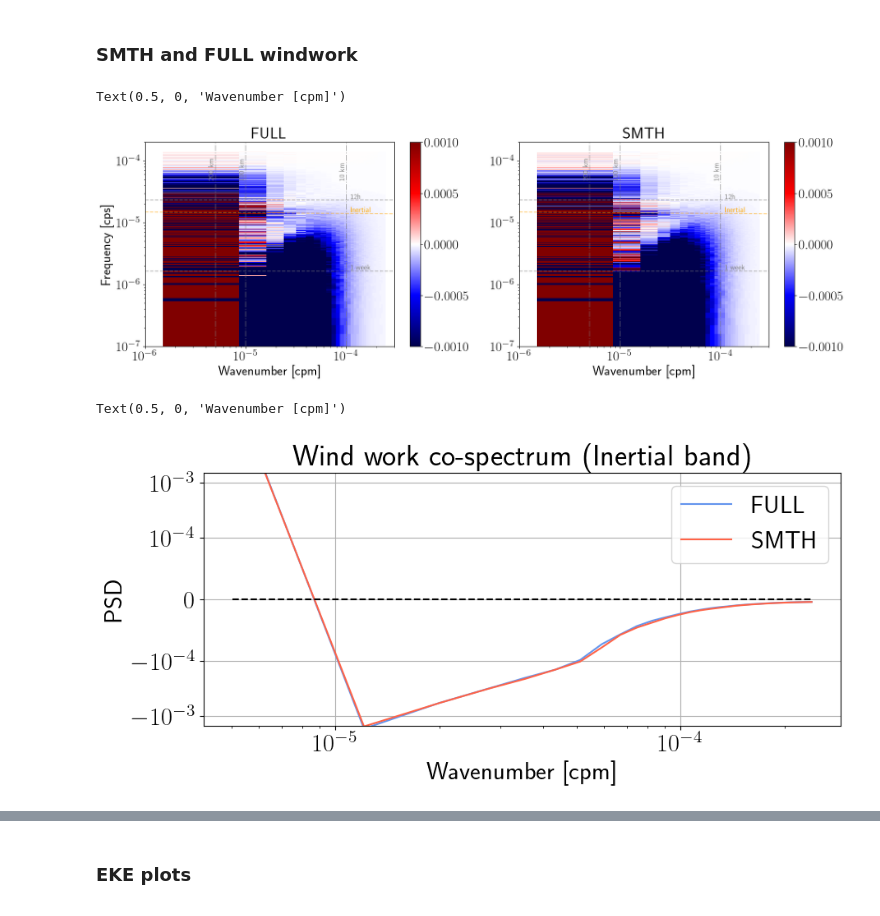
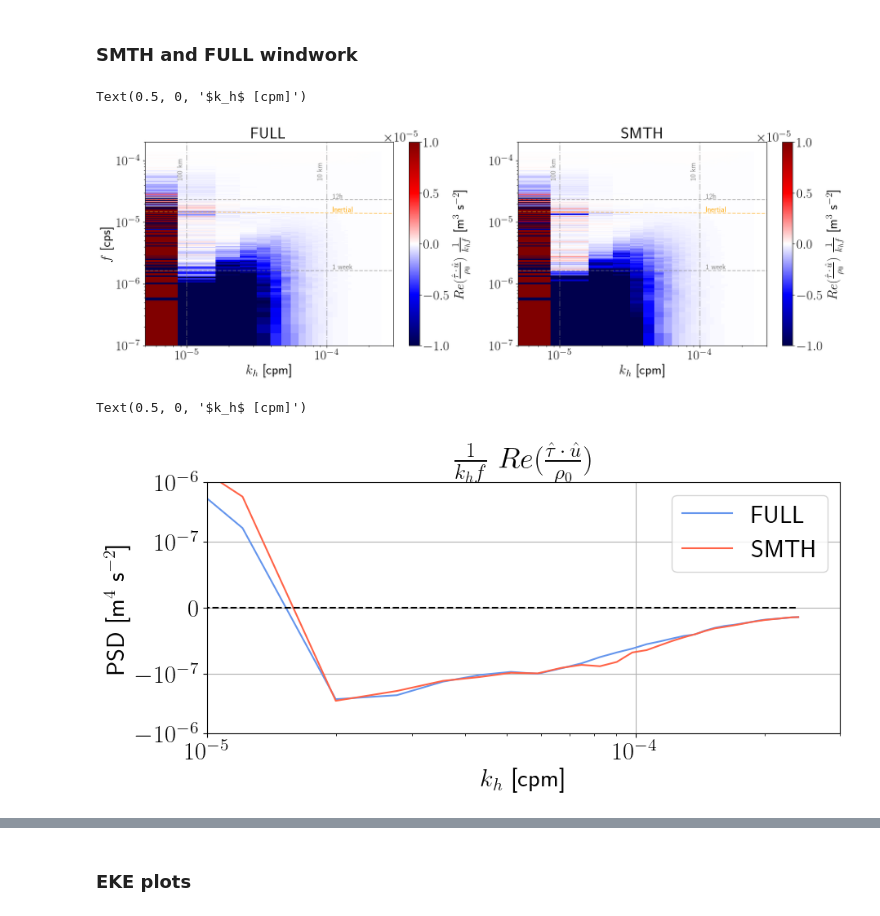
Before and after one commit to igoruchoa/FeedbackSubmeso, a Jupyter notebook: notebooks/TFB_NIW_proposal/WRF_freq_3D_parameter_saver.ipynb, the cells around one changed output, grey strips where cells are left out. Saved outputs shown, nothing was run; the diff lists cells and outputs as text; code cells hidden in the pictures.

```diff
--- a/notebooks/TFB_NIW_proposal/WRF_freq_3D_parameter_saver.ipynb
+++ b/notebooks/TFB_NIW_proposal/WRF_freq_3D_parameter_saver.ipynb
@@ -130,11 +161,11 @@ tau_v_smth_spec=xrft.cross_spectrum(tauy_smth.drop(['nav_lat', 'nav_lon','time_c
 
 
 
-# ww_full_spec=(1/1024)*(tau_u_full_spec + tau_v_full_spec)
-# ww_smth_spec=(1/1024)*(tau_u_smth_spec + tau_v_smth_spec)
+ww_full_spec=(1/1024)*(tau_u_full_spec + tau_v_full_spec)
+ww_smth_spec=(1/1024)*(tau_u_smth_spec + tau_v_smth_spec)
 
-ww_full_spec=(tau_u_full_spec + tau_v_full_spec)
-ww_smth_spec=(tau_u_smth_spec + tau_v_smth_spec)
+# ww_full_spec=(tau_u_full_spec + tau_v_full_spec)
+# ww_smth_spec=(tau_u_smth_spec + tau_v_smth_spec)
 
 ww_iso_full=xrft.isotropize(ww_full_spec,fftdim=['freq_x','freq_y'],nfactor=nf,complx=False)
 ww_iso_smth=xrft.isotropize(ww_smth_spec,fftdim=['freq_x','freq_y'],nfactor=nf,complx=False)
@@ -201,9 +251,9 @@ Mean inertial period = 20.0 hours
 # %% [markdown]
 ### SMTH and FULL windwork
 # %%
-val_min=-1e-3
-val_max=1e-3
-xmin=1e-6;xmax=3e-4;ymax=2e-4;ymin=1e-7
+val_min=-1e-5
+val_max=1e-5
+xmin=5e-6;xmax=3e-4;ymax=2e-4;ymin=1e-7
 
 # xmin=0;xmax=3e-4;ymax=1e-4;ymin=-1e-4
 dxx=2000
@@ -245,21 +295,21 @@ plt.plot([(1e-5),(1e-5)],[ymin,xmax],
 plt.text(8.5e-6,0.5e-4,r'100 km',color='gray',fontsize=12,rotation=90)
 
 
-plt.plot([(1/(200*1e3)),(1/(200*1e3))],[ymin,xmax],
-         color='gray',label=r'$\frac{f_o}{2\pi}$',alpha=0.5,linestyle='-.')
-plt.text(1/(200*1e3) -0.75e-6,0.5e-4,r'200 km',color='gray',fontsize=12,rotation=90)
+# plt.plot([(1/(200*1e3)),(1/(200*1e3))],[ymin,xmax],
+#          color='gray',label=r'$\frac{f_o}{2\pi}$',alpha=0.5,linestyle='-.')
+# plt.text(1/(200*1e3) -0.75e-6,0.5e-4,r'200 km',color='gray',fontsize=12,rotation=90)
 
 
 plt.title('FULL')
-plt.colorbar()
+plt.colorbar(label=r'$Re(\frac{\hat{\tau} \, \cdot \, \hat{u}}{\rho_0})$  $\frac{1}{k_h f}$ [m$^{3}$ s$^{-2}$]')
 
 plt.xscale('log')
 plt.yscale('log')
 plt.xlim(xmin,xmax)
 plt.ylim(ymin,ymax)
 
-plt.ylabel(r'Frequency [cps] ')
-plt.xlabel(r'Wavenumber [cpm]')
+plt.ylabel(r'$f$ [cps] ')
+plt.xlabel(r'$k_h$ [cpm]')
 
 
 
@@ -282,38 +332,38 @@ plt.plot([xmin,xmax],[1/(12*60*60),1/(12*60*60)],
 plt.text(1.1e-4,1/(12*60*60)+1e-6,
          r'12h',color='gray',fontsize=12)
 plt.plot([xmin,xmax],[1/(24*7*60*60),1/(24*7*60*60)],
          color='gray',label=r'$\frac{f_o}{2\pi}$',linestyle='--',alpha=0.5)
 plt.text(1.1e-4,1/(24*7*60*60)+1e-7,
          r'1 week',color='gray',fontsize=12)
 
 
 'Lines for kh'
 
 plt.plot([(1e-4),(1e-4)],[ymin,xmax],
          color='gray',label=r'$\frac{f_o}{2\pi}$',alpha=0.5,linestyle='-.')
 plt.text(8.5e-5,0.5e-4,r'10 km',color='gray',fontsize=12,rotation=90)
 
 plt.plot([(1e-5),(1e-5)],[ymin,xmax],
          color='gray',label=r'$\frac{f_o}{2\pi}$',alpha=0.5,linestyle='-.')
 plt.text(8.5e-6,0.5e-4,r'100 km',color='gray',fontsize=12,rotation=90)
 
 
-plt.plot([(1/(200*1e3)),(1/(200*1e3))],[ymin,xmax],
-         color='gray',label=r'$\frac{f_o}{2\pi}$',alpha=0.5,linestyle='-.')
-plt.text(1/(200*1e3) -0.75e-6,0.5e-4,r'200 km',color='gray',fontsize=12,rotation=90)
+# plt.plot([(1/(200*1e3)),(1/(200*1e3))],[ymin,xmax],
+#          color='gray',label=r'$\frac{f_o}{2\pi}$',alpha=0.5,linestyle='-.')
+# plt.text(1/(200*1e3) -0.75e-6,0.5e-4,r'200 km',color='gray',fontsize=12,rotation=90)
 
 
 plt.title('SMTH')
-plt.colorbar()
+plt.colorbar(label=r'$Re(\frac{\hat{\tau} \, \cdot \, \hat{u}}{\rho_0})$  $\frac{1}{k_h f}$ [m$^{3}$ s$^{-2}$]')
 
 plt.xscale('log')
 plt.yscale('log')
 plt.xlim(xmin,xmax)
 plt.ylim(ymin,ymax)
 
 # plt.ylabel(r'Frequency [cps] ')
-plt.xlabel(r'Wavenumber [cpm]')
+plt.xlabel(r'$k_h$ [cpm]')
 # %% [output]
-Text(0.5, 0, 'Wavenumber [cpm]')
+Text(0.5, 0, '$k_h$ [cpm]')
-[figure, old version]
+[figure, new version]
 # %%
@@ -331,16 +384,16 @@ plt.plot([(band_ww_full.freq_r/dxx).min(),(band_ww_full.freq_r/dxx).max()],[0,0]
 plt.legend()
 xmin=1e-6;xmax=3e-4
 plt.xscale('log')
-plt.yscale('symlog', linthresh=1e-4)
+plt.yscale('symlog', linthresh=1e-7)
 plt.grid()
-# plt.xlim(1e-5,xmax)
-plt.ylim(-0.15e-2,0.15e-2)
+plt.xlim(1e-5,xmax)
+plt.ylim(-1e-6,1e-6)
 
-plt.title('Wind work co-spectrum (Inertial band)')
+plt.title(r'$\frac{1}{k_h f}$ $Re(\frac{\hat{\tau} \, \cdot \, \hat{u}}{\rho_0})$')
 # plt.title('Wind work co-spectrum (16-20h band)')
 
-plt.ylabel(r'PSD ')
-plt.xlabel(r'Wavenumber [cpm]')
+plt.ylabel(r' PSD [m$^{4}$ s$^{-2}$] ')
+plt.xlabel(r'$k_h$ [cpm]')
 # %% [output]
-Text(0.5, 0, 'Wavenumber [cpm]')
+Text(0.5, 0, '$k_h$ [cpm]')
-[figure, old version]
+[figure, new version]
```
Also changed, not shown: parts of 28 cells of this notebook, 47 other files.
